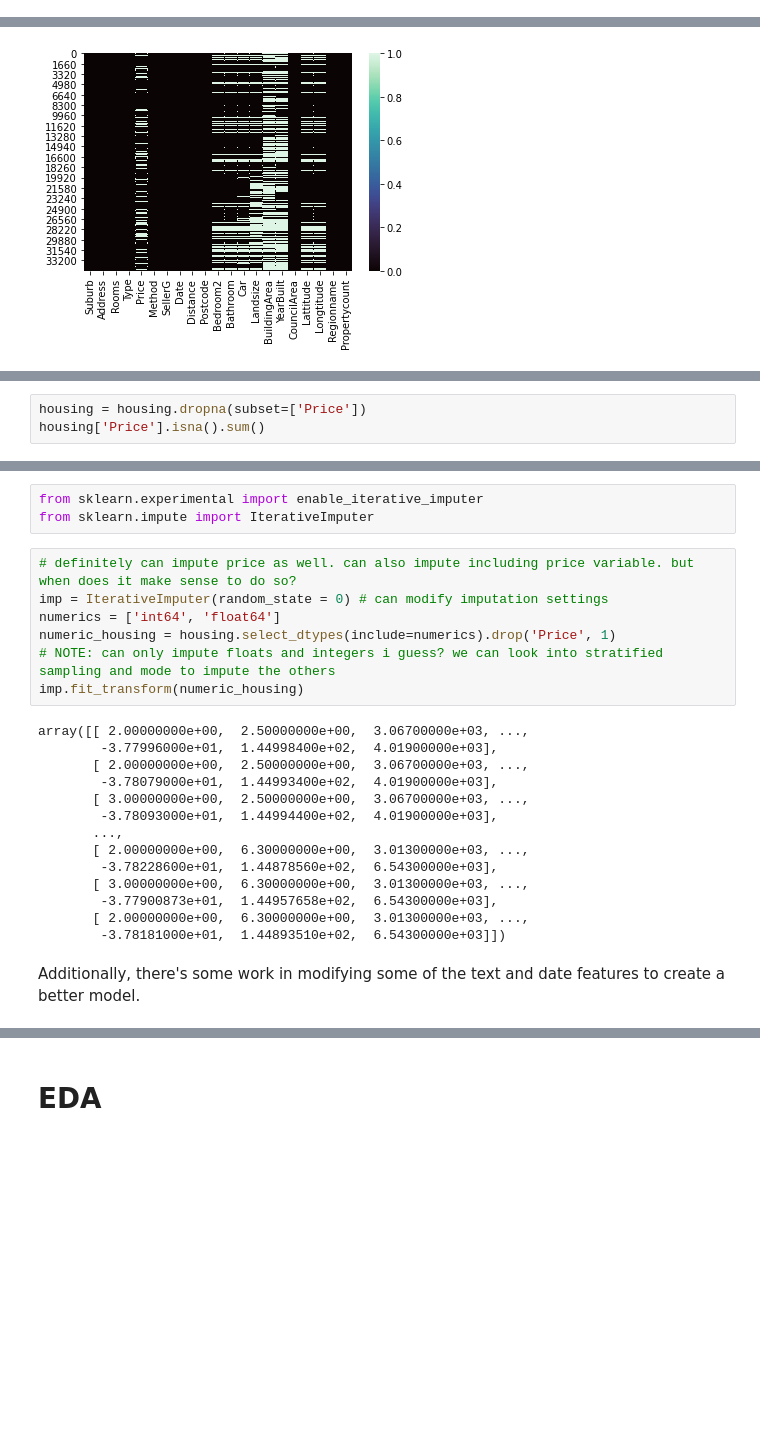
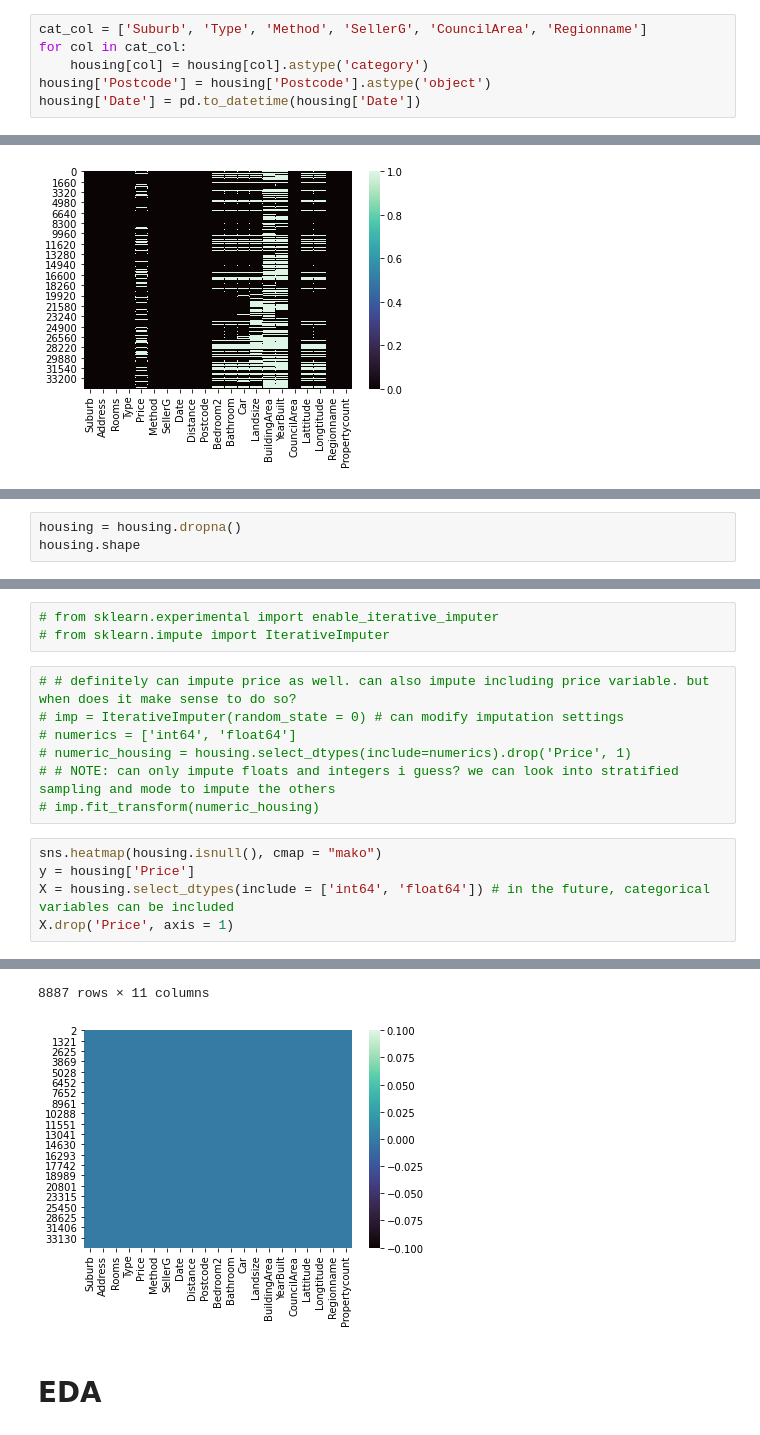
Before and after one commit to LuK413/melb-housing, a Jupyter notebook: melb-housing-analysis.ipynb, the cells around one changed output, grey strips where cells are left out. Cells and saved outputs as stored; diff of their text form; blank space fills up the shorter version.

Commit message:
started initial model building

```diff
--- a/melb-housing-analysis.ipynb
+++ b/melb-housing-analysis.ipynb
@@ -76,0 +74,6 @@ cts_cols = ['Suburb', 'Address', 'Rooms', 'Price', 'SellerG', 'Date', 'Distance'
+# %%
+cat_col = ['Suburb', 'Type', 'Method', 'SellerG', 'CouncilArea', 'Regionname']
+for col in cat_col:
+    housing[col] = housing[col].astype('category')
+housing['Postcode'] = housing['Postcode'].astype('object')
+housing['Date'] = pd.to_datetime(housing['Date'])
@@ -90,4 +138,4 @@ So there are quite a lot of columns that have missing data. In particular, appro
 # %%
-housing = housing.dropna(subset=['Price'])
-housing['Price'].isna().sum()
+housing = housing.dropna()
+housing.shape
 # %% [output]
@@ -97,26 +163,16 @@ With regards to missing data in the features, this can be dealt with using multi
 # %%
-from sklearn.experimental import enable_iterative_imputer
-from sklearn.impute import IterativeImputer
+# from sklearn.experimental import enable_iterative_imputer
+# from sklearn.impute import IterativeImputer
 # %%
-# definitely can impute price as well. can also impute including price variable. but when does it make sense to do so?
-imp = IterativeImputer(random_state = 0) # can modify imputation settings
-numerics = ['int64', 'float64']
-numeric_housing = housing.select_dtypes(include=numerics).drop('Price', 1)
-# NOTE: can only impute floats and integers i guess? we can look into stratified sampling and mode to impute the others
-imp.fit_transform(numeric_housing)
+# # definitely can impute price as well. can also impute including price variable. but when does it make sense to do so?
+# imp = IterativeImputer(random_state = 0) # can modify imputation settings
+# numerics = ['int64', 'float64']
+# numeric_housing = housing.select_dtypes(include=numerics).drop('Price', 1)
+# # NOTE: can only impute floats and integers i guess? we can look into stratified sampling and mode to impute the others
+# imp.fit_transform(numeric_housing)
-# %% [output]
-array([[ 2.00000000e+00,  2.50000000e+00,  3.06700000e+03, ...,
-        -3.77996000e+01,  1.44998400e+02,  4.01900000e+03],
-       [ 2.00000000e+00,  2.50000000e+00,  3.06700000e+03, ...,
-        -3.78079000e+01,  1.44993400e+02,  4.01900000e+03],
-       [ 3.00000000e+00,  2.50000000e+00,  3.06700000e+03, ...,
-        -3.78093000e+01,  1.44994400e+02,  4.01900000e+03],
-       ...,
-       [ 2.00000000e+00,  6.30000000e+00,  3.01300000e+03, ...,
-        -3.78228600e+01,  1.44878560e+02,  6.54300000e+03],
-       [ 3.00000000e+00,  6.30000000e+00,  3.01300000e+03, ...,
-        -3.77900873e+01,  1.44957658e+02,  6.54300000e+03],
-       [ 2.00000000e+00,  6.30000000e+00,  3.01300000e+03, ...,
-        -3.78181000e+01,  1.44893510e+02,  6.54300000e+03]])
-# %% [markdown]
-Additionally, there's some work in modifying some of the text and date features to create a better model.
+# %%
+sns.heatmap(housing.isnull(), cmap = "mako")
+y = housing['Price']
+X = housing.select_dtypes(include = ['int64', 'float64']) # in the future, categorical variables can be included
+X.drop('Price', axis = 1)
+# %% [output]
@@ -123,2 +191,4 @@ Additionally, there's some work in modifying some of the text and date features
+8887 rows × 11 columns
+[figure, added]
 # %% [markdown]
 # EDA
```
Also changed, not shown: parts of 37 cells of this notebook, 1 other file.
